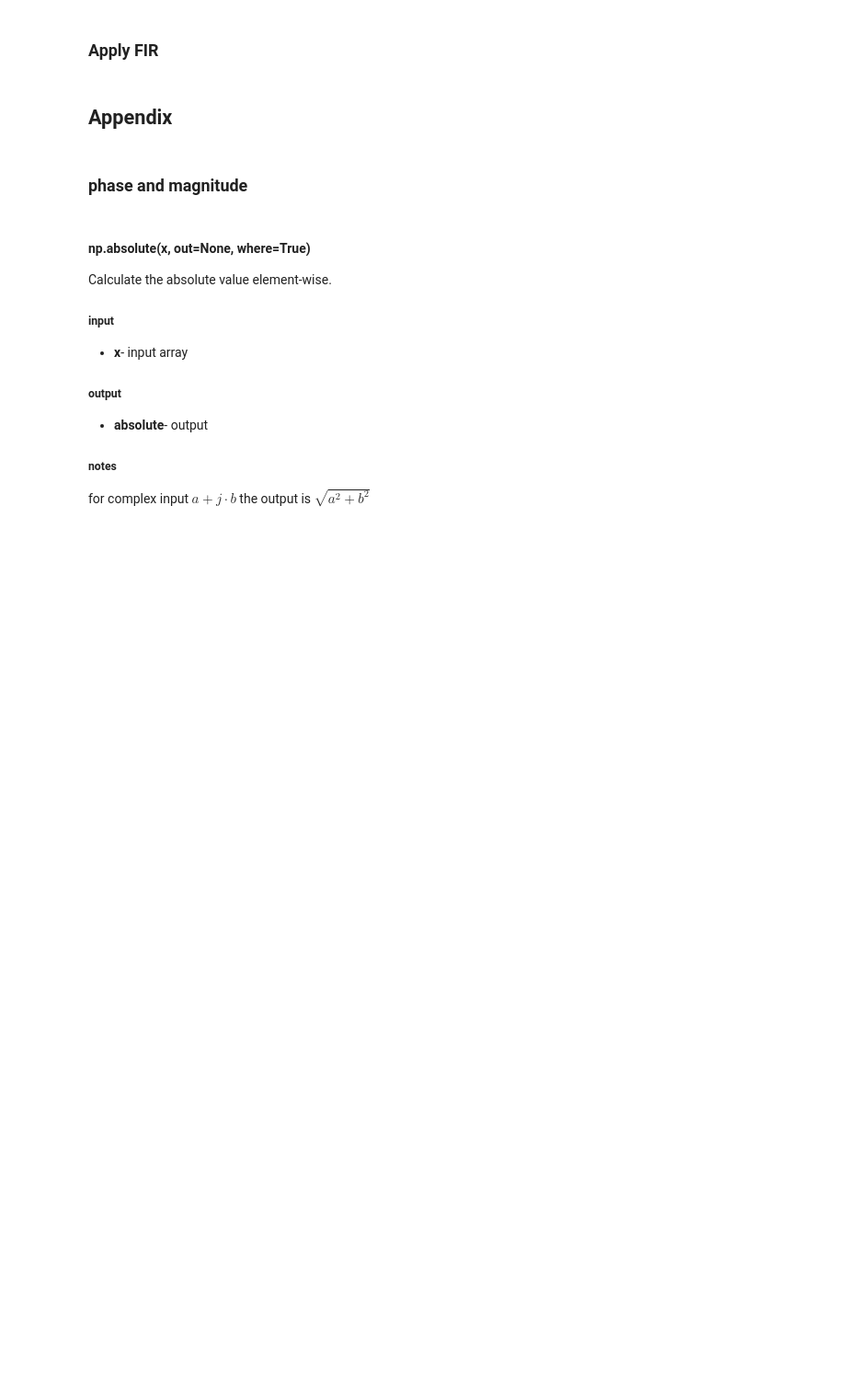
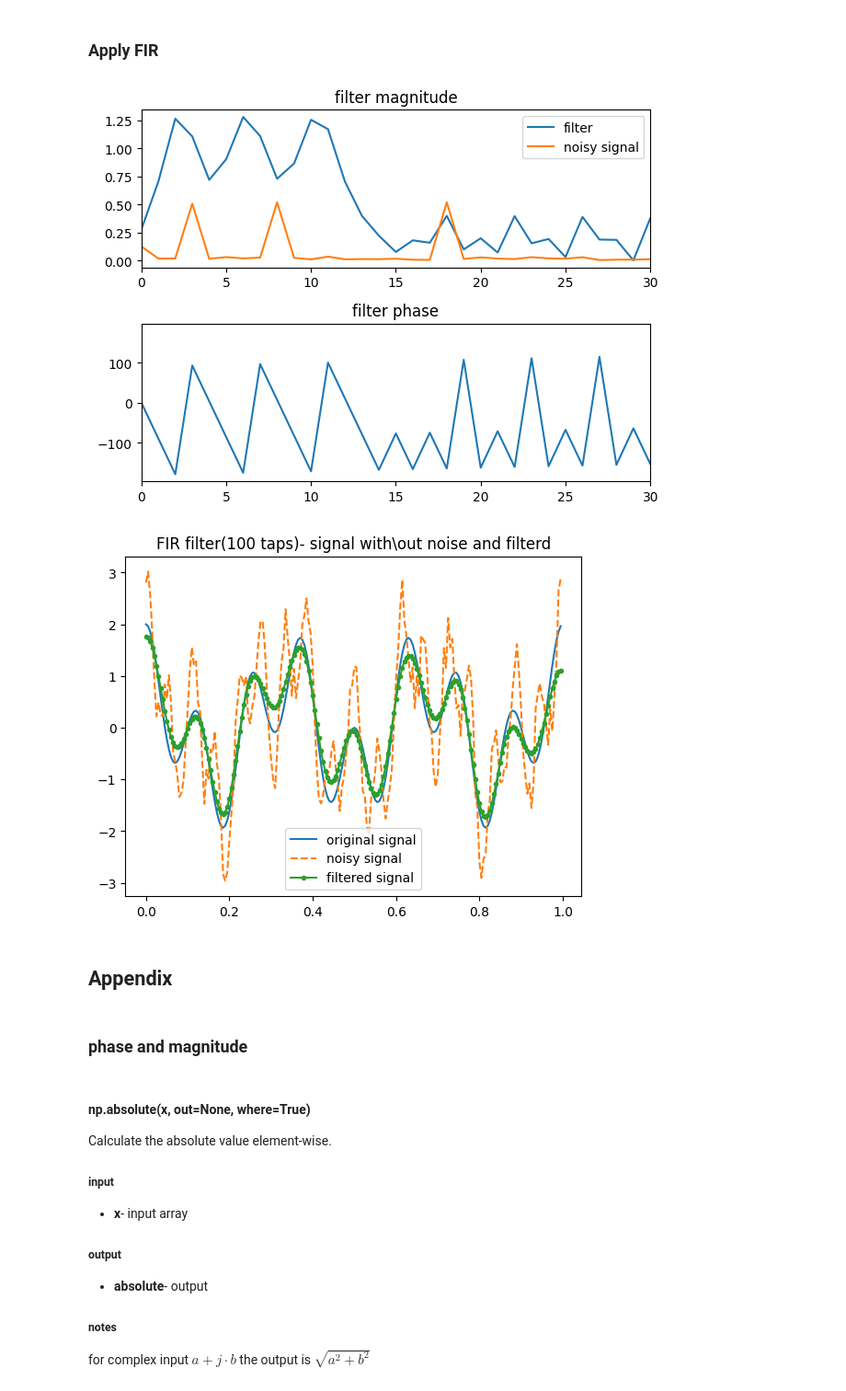
Before and after one commit to vyohai/tutorials, a Jupyter notebook: scipy/Basic filter Design.ipynb, the cells around one changed output. Shown at 92% size. Saved outputs shown, nothing was run; the diff lists cells and outputs as text; code cells hidden in the pictures; blank space fills up the shorter version.

```diff
--- a/scipy/Basic filter Design.ipynb
+++ b/scipy/Basic filter Design.ipynb
@@ -541,5 +541,50 @@ rs 20.0
 # %% [markdown]
 ### Apply FIR
+# %%
+# number of taps-order of the filter
+numtaps=100
+
+# bands- bands limit
+bands=[0,0.5,1,12,13,0.5*fs]
+
+# desired- gains wanted in each band
+desired=[0.1, 1,0.1]
+
+# type- type of filter
+type='bandpass'
+
+# filter design
+taps=sig.remez(numtaps=numtaps, bands=bands,\
+              desired=desired, type=type,\
+              maxiter=25, grid_density=16, fs=fs)
+
+# calculate filter frequncy response
+w,h=sig.freqz(b=taps,a=[1], worN=f[:len(f)//2], whole=False, plot=None, fs=fs, include_nyquist=False)
+
+# present filter frequency response
+fx,ax=plt.subplots(2)
+ax[0].plot(w,np.abs(h),w,np.abs(X_noisy[:len(f)//2]))
+ax[0].legend(['filter','noisy signal'])
+ax[0].set_title('filter magnitude')
+ax[0].set_xlim([0,30])
+
+ax[1].plot(w,np.angle(h,deg=True))
+ax[1].set_title('filter phase')
+ax[1].set_xlim([0,30])
+fx.tight_layout()
+plt.show()
+
+# filter the noisy signal
+filtered_signal=sig.filtfilt(b, a, noisy_signal,padtype='even',padlen=100)
+
+# show results
+plt.plot(t,x_signal,t,noisy_signal,'--',t,filtered_signal,'.-')
+plt.title('FIR filter(100 taps)- signal with\out noise and filterd')
+plt.legend(['original signal','noisy signal','filtered signal'])
+plt.show()
+# %% [output]
+[figure, added]
+[figure, added]
 # %% [markdown]
 ## Appendix
 # %% [markdown]
```
Also changed, not shown: parts of 9 cells of this notebook.
